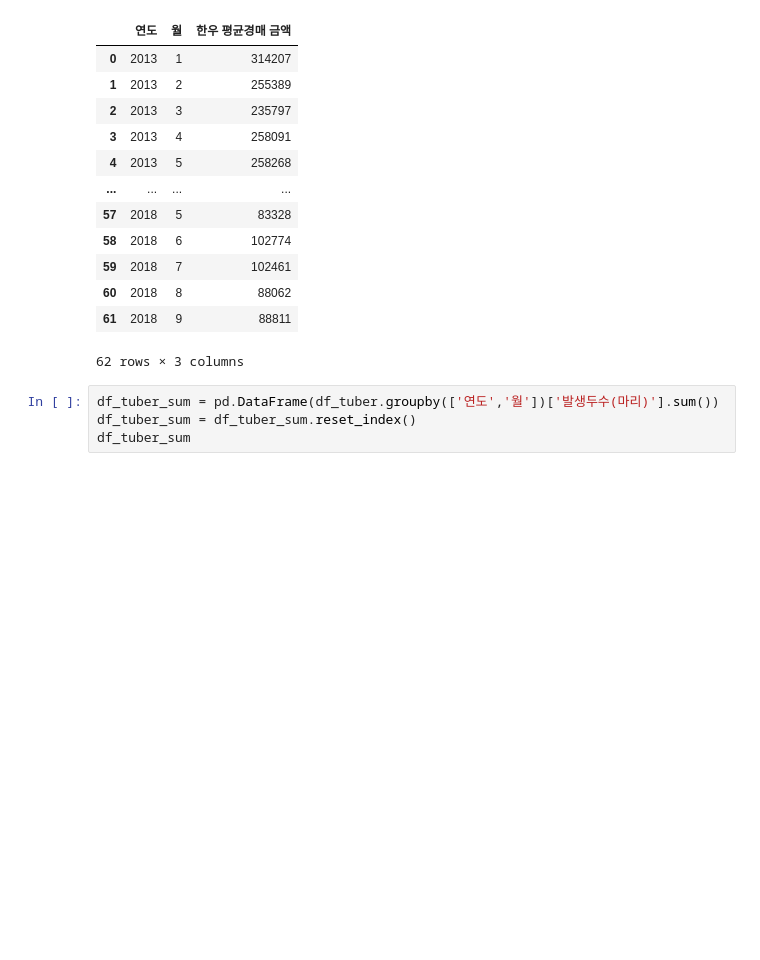
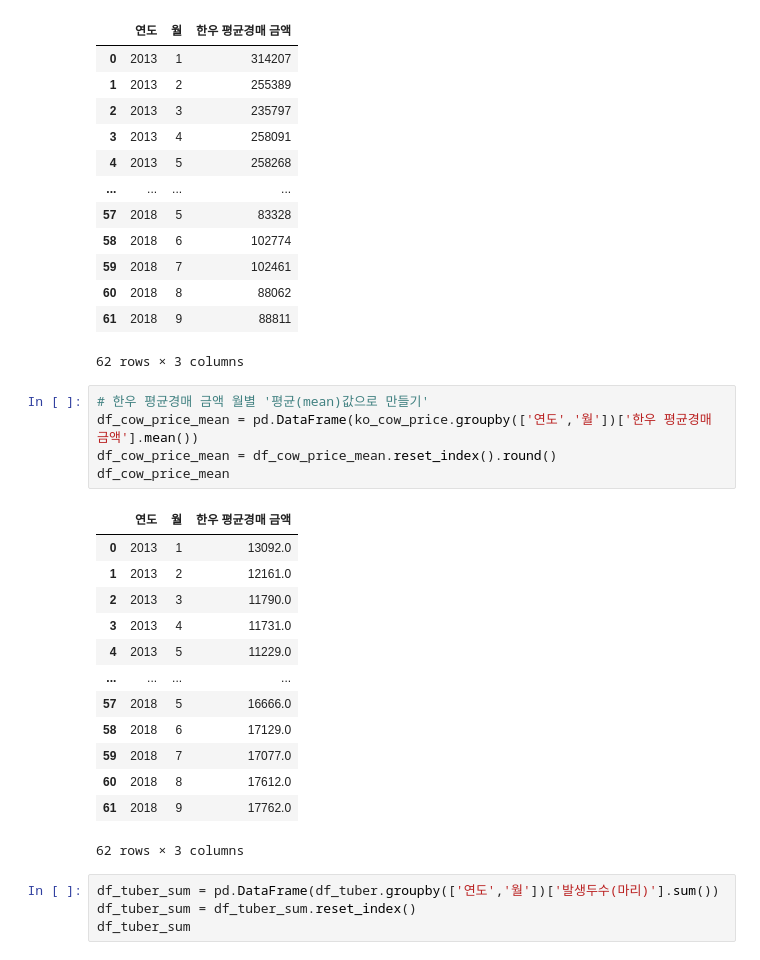
Before and after one commit to DSC-SCH/livestock-solution-project, a Jupyter notebook: eda/cow_disease_EDA.ipynb, the cells around one changed output. Drawn from its saved outputs; the diff is of its cells as text; blank space fills up the shorter version.

```diff
--- a/eda/cow_disease_EDA.ipynb
+++ b/eda/cow_disease_EDA.ipynb
@@ -783,6 +779,25 @@ df_cow_price
 | 60 | 2018 | 8 | 88062 |
 | 61 | 2018 | 9 | 88811 |
 62 rows × 3 columns
+# %%
+# 한우 평균경매 금액 월별 '평균(mean)값으로 만들기'
+df_cow_price_mean = pd.DataFrame(ko_cow_price.groupby(['연도','월'])['한우 평균경매 금액'].mean())
+df_cow_price_mean = df_cow_price_mean.reset_index().round()
+df_cow_price_mean
+# %% [output]
+|  | 연도 | 월 | 한우 평균경매 금액 |
+| 0 | 2013 | 1 | 13092.0 |
+| 1 | 2013 | 2 | 12161.0 |
+| 2 | 2013 | 3 | 11790.0 |
+| 3 | 2013 | 4 | 11731.0 |
+| 4 | 2013 | 5 | 11229.0 |
+| ... | ... | ... | ... |
+| 57 | 2018 | 5 | 16666.0 |
+| 58 | 2018 | 6 | 17129.0 |
+| 59 | 2018 | 7 | 17077.0 |
+| 60 | 2018 | 8 | 17612.0 |
+| 61 | 2018 | 9 | 17762.0 |
+62 rows × 3 columns
 # %%
 df_tuber_sum = pd.DataFrame(df_tuber.groupby(['연도','월'])['발생두수(마리)'].sum())
 df_tuber_sum = df_tuber_sum.reset_index()
```
Also changed, not shown: parts of 12 cells of this notebook.
